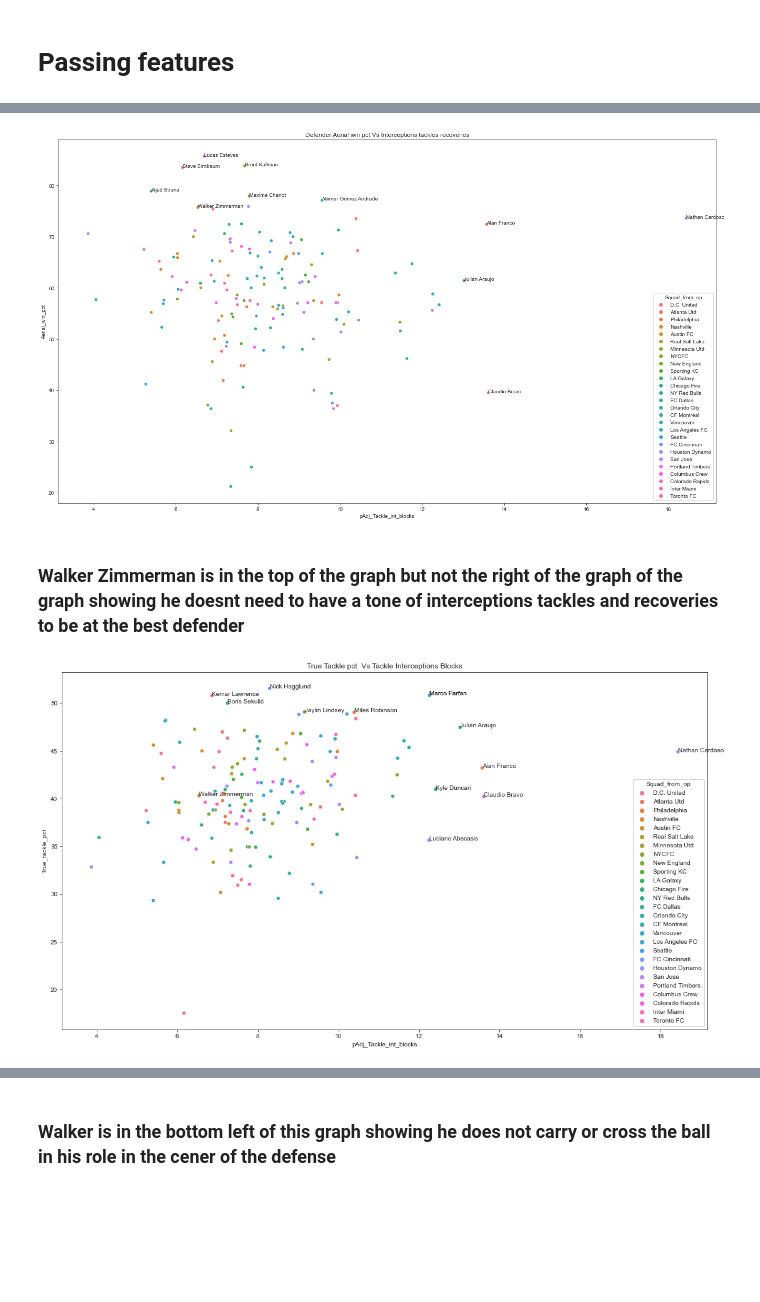
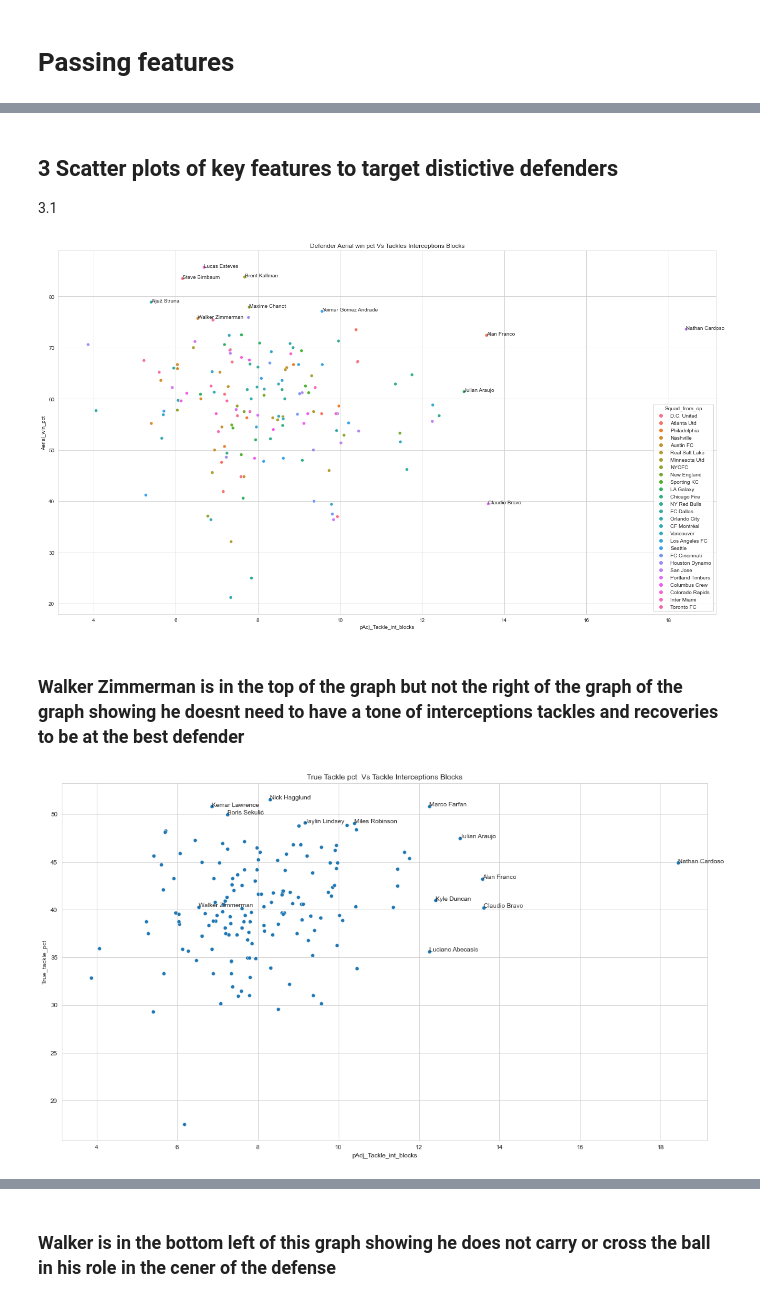
Before and after one commit to misterrustia/MLS_clustering_Captsone, a Jupyter notebook: 2_Exploratory_Data_analysis/Player_exploratory_data_analysis.ipynb, the cells around one changed output, grey strips where cells are left out. Cells and saved outputs as stored; diff of their text form; code cells hidden in the pictures; blank space fills up the shorter version.

```diff
--- a/2_Exploratory_Data_analysis/Player_exploratory_data_analysis.ipynb
+++ b/2_Exploratory_Data_analysis/Player_exploratory_data_analysis.ipynb
@@ -242,9 +141,12 @@ Investigating variable relationships through covariance matrices and other analy
+# %% [markdown]
+## 3 Scatter plots of key features to target distictive defenders
+
+3.1
 # %%
 graph = defenders.loc[(df['pAdj_Tackle_int_blocks']<35)&(df['Position']=='DF')&(df['Aerial_win_pct']<100)&
                (df['Aerial_win_pct']>0)&(df['Nineties']>10)]
 
-
-sns.set_style('ticks')
+sns.set_style('whitegrid')
 
 fig, ax = plt.subplots()
 fig.set_size_inches(18.5, 10.5)
@@ -255,7 +157,8 @@ y = graph['Aerial_win_pct']
 
 p = graph['player_name']
 
-g = sns.scatterplot(data=graph, x =x, y=y ,hue='Squad_from_op',
+g = sns.scatterplot(data=graph, x =x, y=y ,
+                    hue='Squad_from_op',
                 ax=ax).set(title='Defender Aerial win pct Vs Tackles Interceptions Blocks')
 
 
@@ -270,44 +173,45 @@ for p, x, y in zip(p, x, y):
 
 plt.tight_layout()
 # %% [output]
-[figure, old version]
+[figure, new version]
 # %% [markdown]
 ### Walker Zimmerman is in the top of the graph but not the right of the graph of the graph showing he doesnt need to have a tone of interceptions tackles and recoveries to be at the best defender
 # %%
 
 graph = defenders.loc[(df['Position']=='DF')&(df['Nineties']>10)]
 
-sns.set_style('ticks')
+sns.set_style('whitegrid')
 
 fig, ax = plt.subplots()
 fig.set_size_inches(18.5, 10.5)
 
 # plt.gca().invert_xaxis()
 # plt.xticks(rotation = 90)
 
 
 x = graph['pAdj_Tackle_int_blocks']
 y = graph['True_tackle_pct']
 p = graph['player_name']
 
-g = sns.scatterplot(data=graph, x=x,y =y,hue='Squad_from_op',
+g = sns.scatterplot(data=graph, x=x,y =y,
+#                     hue='Squad_from_op',
                 ax=ax).set(title='True Tackle pct  Vs Tackle Interceptions Blocks')
 
 
 for p, x, y in zip(p, x, y):
     if p == 'Walker Zimmerman':
         plt.annotate(p, (x, y))
     if y > 49:
          plt.annotate(p, (x, y))
-    if x > 12:
+    elif x > 12:
         plt.annotate(p,(x,y))
 
 
 
 
 # plt.tight_layout()
 # %% [output]
-[figure, old version]
+[figure, new version]
 # %%
 
 graph = df.loc[(df['Crosses']>.1)&(df['Position']=='DF')&(df['Nineties']>10)]
```
Also changed, not shown: parts of 39 cells of this notebook, 7 other files.
